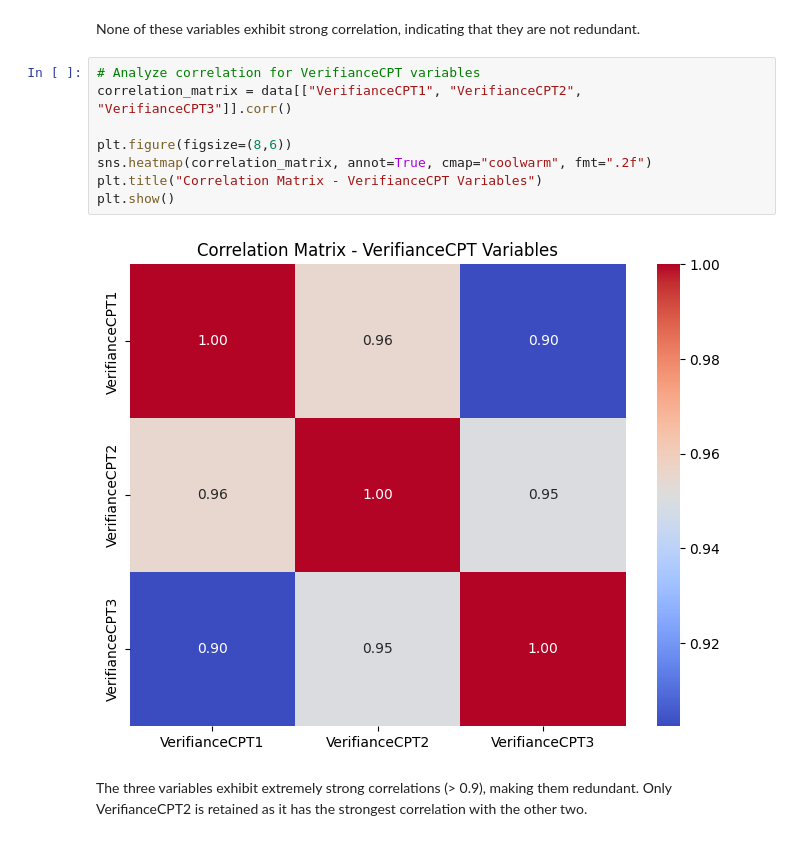
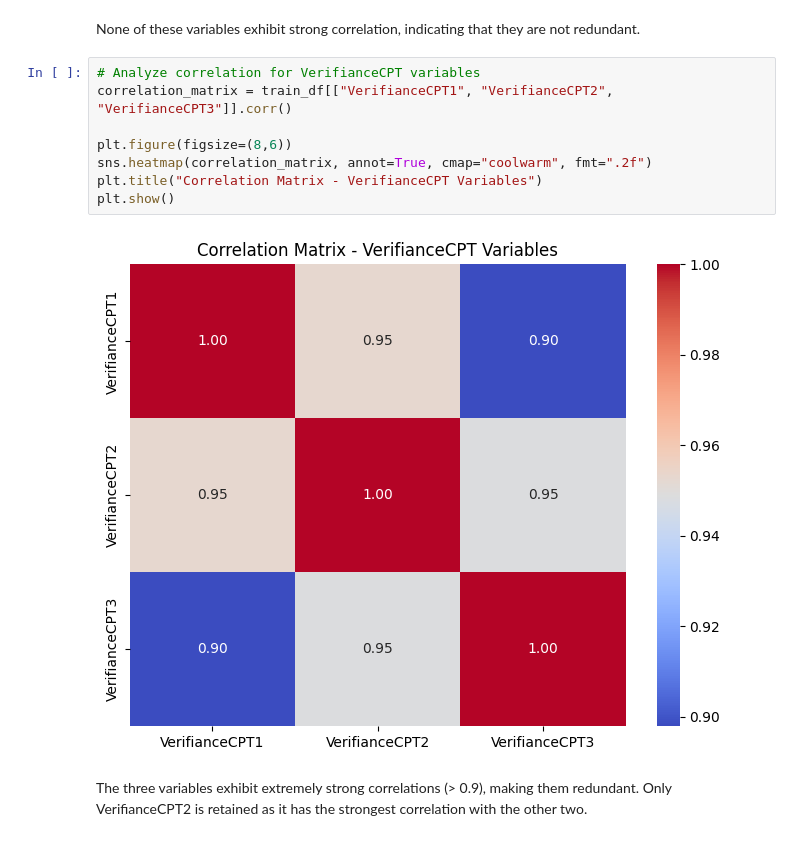
Before and after one commit to Cyr-CK/Bank_Fraud_Detection, a Jupyter notebook: preprocess.ipynb, the cells around one changed output. Saved outputs shown, nothing was run; the diff lists cells and outputs as text.

```diff
--- a/preprocess.ipynb
+++ b/preprocess.ipynb
@@ -79,14 +89,14 @@ plt.show()
 None of these variables exhibit strong correlation, indicating that they are not redundant.
 # %%
 # Analyze correlation for VerifianceCPT variables
-correlation_matrix = data[["VerifianceCPT1", "VerifianceCPT2", "VerifianceCPT3"]].corr()
+correlation_matrix = train_df[["VerifianceCPT1", "VerifianceCPT2", "VerifianceCPT3"]].corr()
 
 plt.figure(figsize=(8,6))
 sns.heatmap(correlation_matrix, annot=True, cmap="coolwarm", fmt=".2f")
 plt.title("Correlation Matrix - VerifianceCPT Variables")
 plt.show()
 # %% [output]
-[figure, old version]
+[figure, new version]
 # %% [markdown]
 The three variables exhibit extremely strong correlations (> 0.9), making them redundant. Only VerifianceCPT2 is retained as it has the strongest correlation with the other two.
 # %%
```
Also changed, not shown: parts of 32 cells of this notebook, 1 other file.
